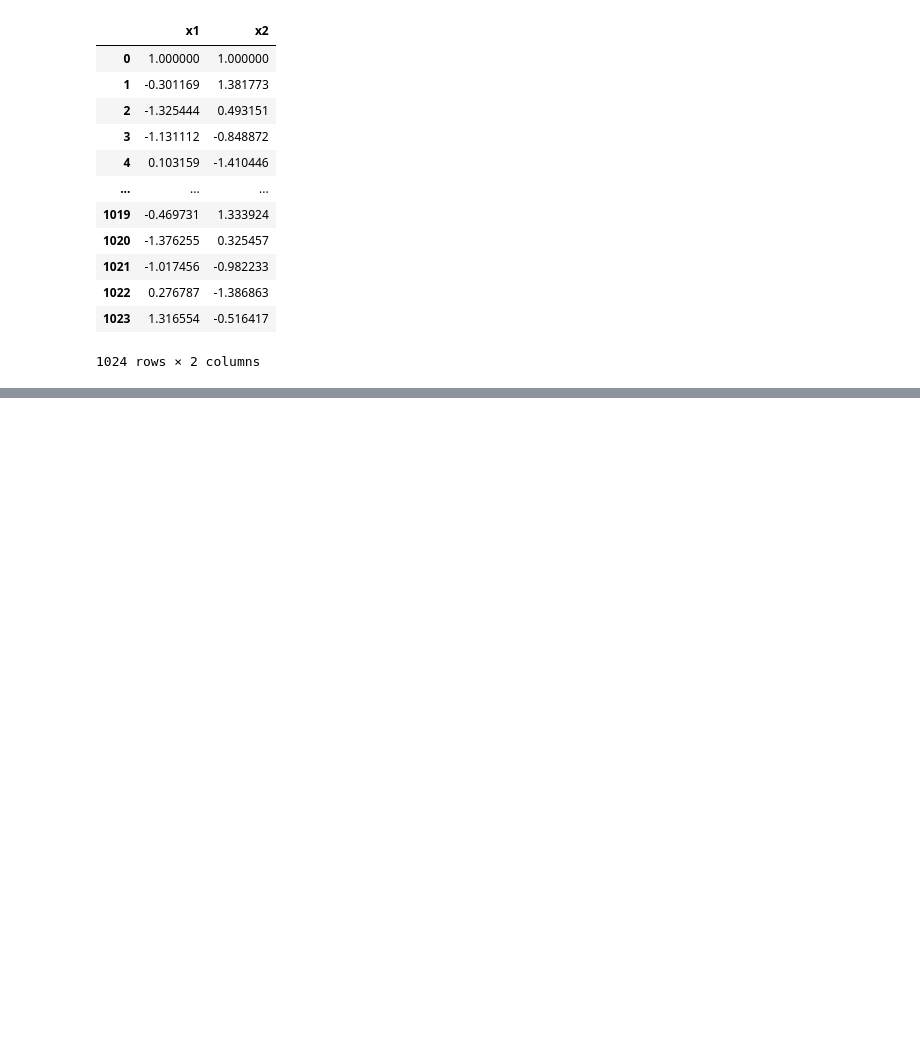
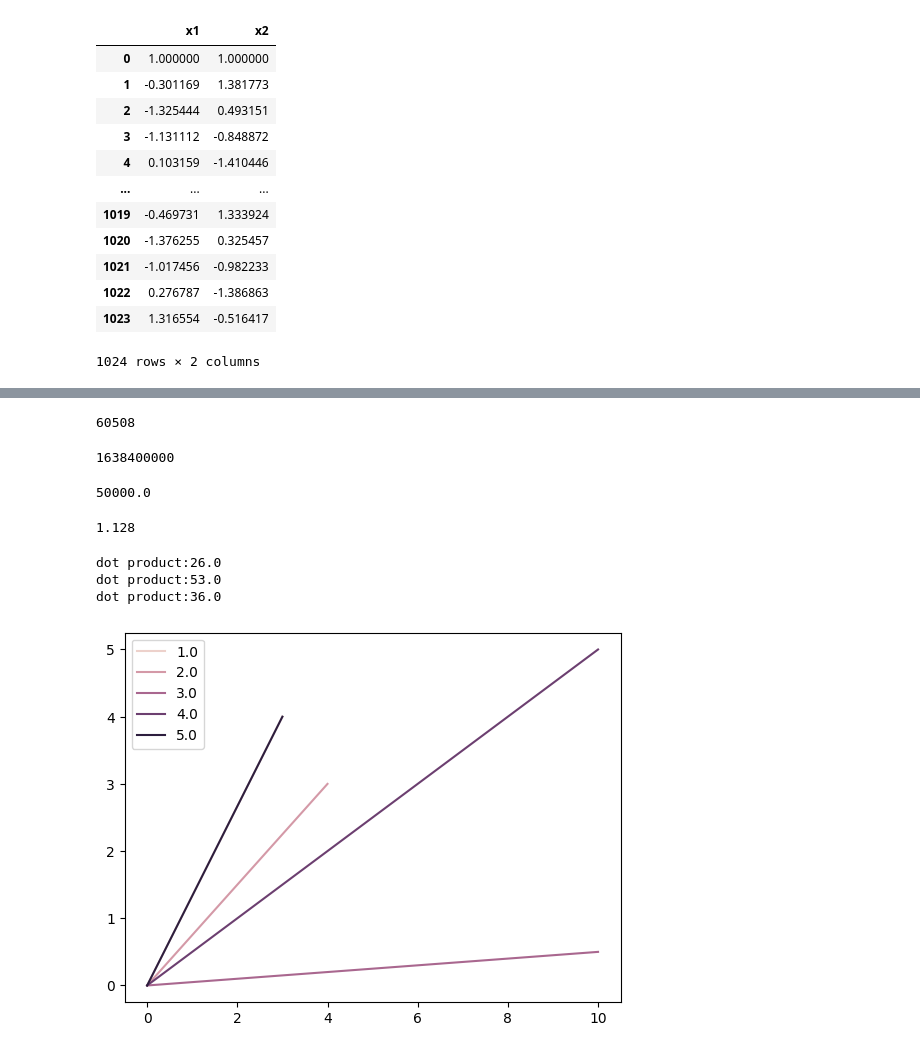
Before and after one commit to chaitanyamanem/TinyStories, a Jupyter notebook: Test_Functionalities.ipynb, the cells around one changed output, grey strips where cells are left out. Saved outputs shown, nothing was run; the diff lists cells and outputs as text; code cells hidden in the pictures; blank space fills up the shorter version.

```diff
--- a/Test_Functionalities.ipynb
+++ b/Test_Functionalities.ipynb
@@ -566,0 +562,58 @@ tensor([[10, 30, 20],
+# %%
+15127 * 4
+# %% [output]
+60508
+# %%
+400_000 * 4 * 1024 = ? * 16 * 1024 * 2
+# %% [output]
+1638400000
+# %%
+1638400000 / (16 * 1024 * 2)
+# %% [output]
+50000.0
+# %%
+1.208 - 0.08
+# %% [output]
+1.128
+# %%
+import torch
+import numpy as np
+
+vectors = np.array([
+    [1,0,0],
+    [1,3.0,4.0],
+
+    [2,0,0],
+    [2,4.0,3.0],
+
+    [3,0,0],
+    [3,10.0,5.0],
+
+    [4,0,0],
+    [4,10.0,0.5],
+
+
+
+])
+
+#similarity
+vector1 = vectors[1,:]
+for i in range(3,vectors.shape[0]):
+    if (i+1)%2 == 0:
+        vector2 = vectors[i,:]
+        print(f"dot product:{(torch.tensor(vector1).unsqueeze(0) @ torch.tensor(vector2).unsqueeze(0).transpose(-2,-1)).item()}")
+# %% [output]
+dot product:26.0
+dot product:53.0
+dot product:36.0
+# %%
+# importing package
+import matplotlib.pyplot as plt
+import seaborn as sns
+
+# plot lines
+sns.lineplot(x=vectors[:,1], y=vectors[:,2], hue=vectors[:,0])
+plt.legend()
+plt.show()
+# %% [output]
+[figure, added]
```
Also changed, not shown: parts of 98 cells of this notebook, 5 other files.
